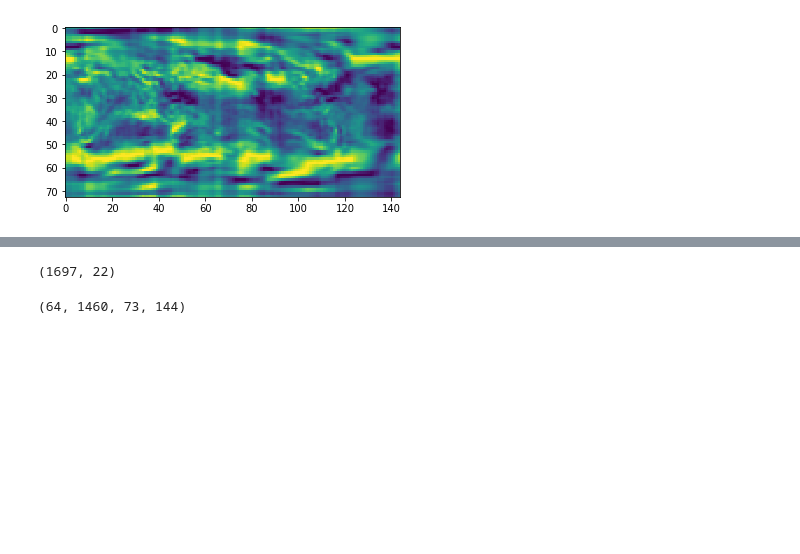
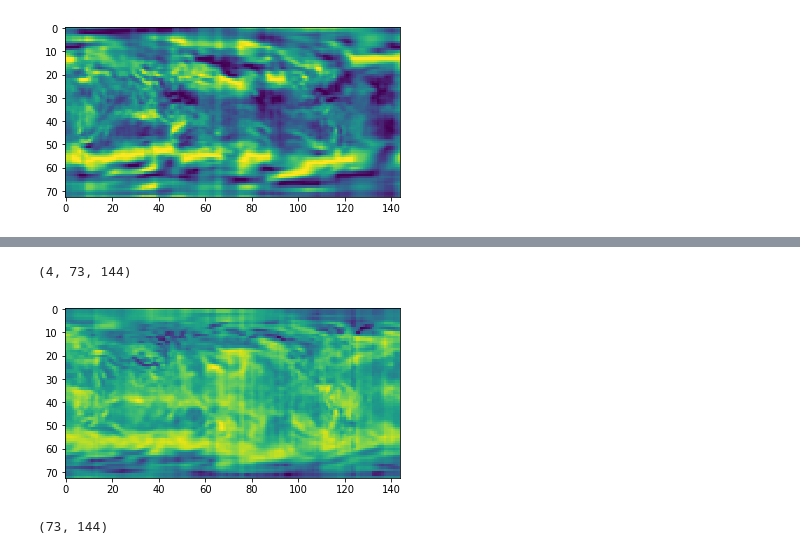
Before and after one commit to zachdunkerton/DeepNets_with_TF, a Jupyter notebook: RNN/Hurricnae_EDA.ipynb, the cells around one changed output, grey strips where cells are left out. Drawn from its saved outputs; the diff is of its cells as text; code cells hidden in the pictures; blank space fills up the shorter version.

```diff
--- a/RNN/Untitled.ipynb
+++ b/RNN/Hurricnae_EDA.ipynb
@@ -70 +63,3 @@ uwnd = data.variables['uwnd']
+# %%
+data = np.load("C:/Users/zdunkerton/Documents/GitHubData/Hurricane/final_data/Preprocessed_data.npy")
 # %%
@@ -83,24 +68,0 @@ df = df.loc[df['Date']>20000000]
-# %%
-df.shape
-# %% [output]
-(1697, 22)
-# %%
-import os
-
-folder = "C:/users/zdunkerton/documents/githubdata/hurricane"
-for dir in os.listdir(folder):
-    data = []
-    for filename in os.listdir(folder+"/"+dir):
-        x = Dataset(folder+"/"+dir+"/"+filename,'r').variables[filename.split('.')[0]]
-        #x = scaler.fit_transform(x)
-        if(x.shape[0]>1460):
-            x =x[:1460,:,:]
-        data.append(x)
-    data = np.array(data)
-    name = "./"+dir+".npy"
-    np.save(name, data)
-# %%
-data = np.array(data)
-data.shape
-# %% [output]
-(64, 1460, 73, 144)
@@ -108,0 +69,13 @@ np.save("./data.npy", data)
+# %%
+test = data[3,0:4,:,:]
+print(test.shape)
+test = np.swapaxes(test,0,1)
+test = np.swapaxes(test,1,2)
+test = np.dot(test[:,:,:4], [0.6, 0.8,0.4, .1])
+imgplot = plt.imshow(test)
+plt.show()
+test.shape
+# %% [output]
+(4, 73, 144)
+[figure, added]
+(73, 144)
```
Also changed, not shown: parts of 7 cells of this notebook, 2 other files.
